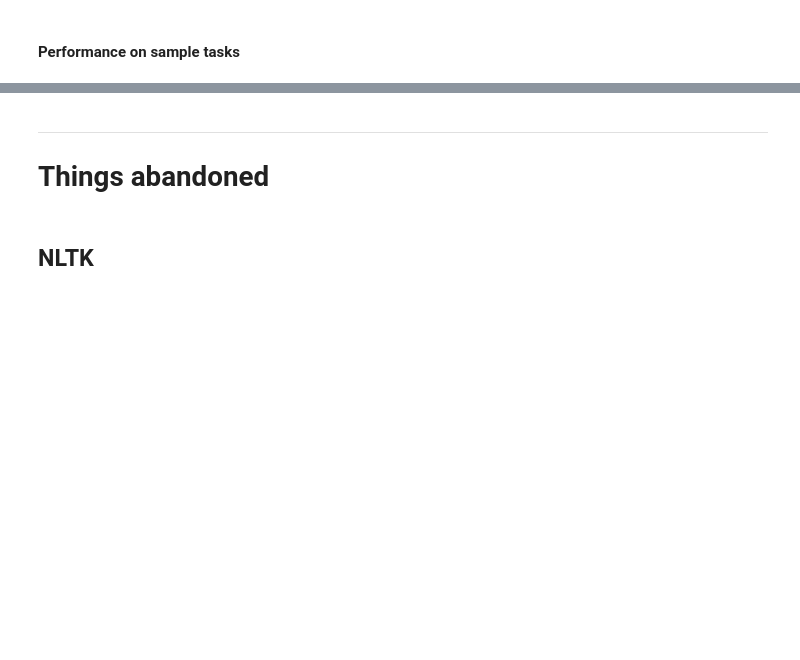
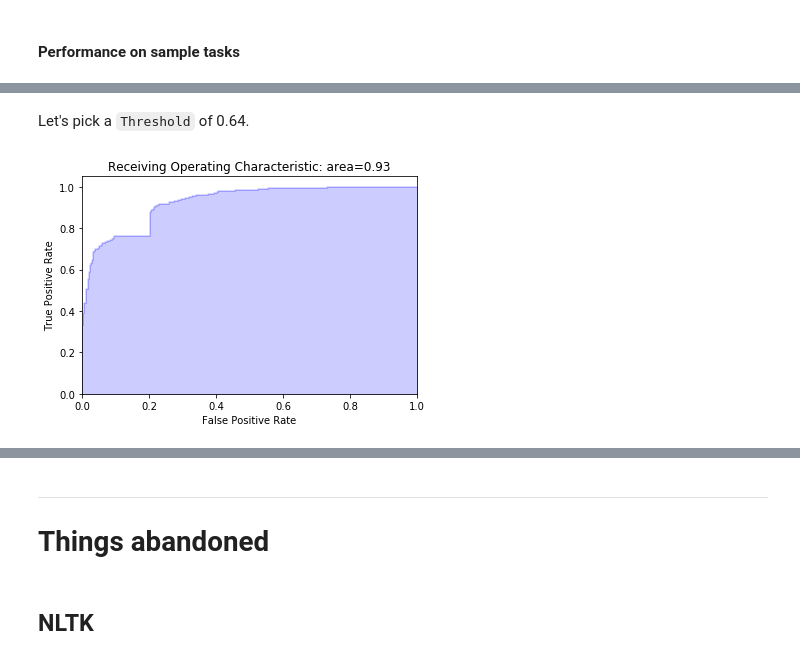
Before and after one commit to iconix/nlp-sandbox, a Jupyter notebook: nlp_classifier.ipynb, the cells around one changed output, grey strips where cells are left out. Cells and saved outputs as stored; diff of their text form; code cells hidden in the pictures; blank space fills up the shorter version.

```diff
--- a/nlp_classifier.ipynb
+++ b/nlp_classifier.ipynb
@@ -685,0 +764,21 @@ _Note: `LinearSVC` is not implemented to provide probability estimates (https://
+# %% [markdown]
+Let's pick a `Threshold` of 0.64.
+# %%
+fpr, tpr, roc_thresholds = roc_curve(voting_predict)
+area = roc_auc_score(voting_predict)
+
+plt.figure()
+plt.step(fpr, tpr, color='b', alpha=0.2,
+         where='post')
+plt.fill_between(fpr, tpr, step='post', alpha=0.2,
+                 color='b')
+
+plt.xlabel('False Positive Rate')
+plt.ylabel('True Positive Rate')
+plt.ylim([0.0, 1.05])
+plt.xlim([0.0, 1.0])
+plt.title('Receiving Operating Characteristic: area={0:0.2f}'.format(
+          area))
+plt.show()
+# %% [output]
+[figure, added]
```
Also changed, not shown: parts of 40 cells of this notebook, 2 other files.
